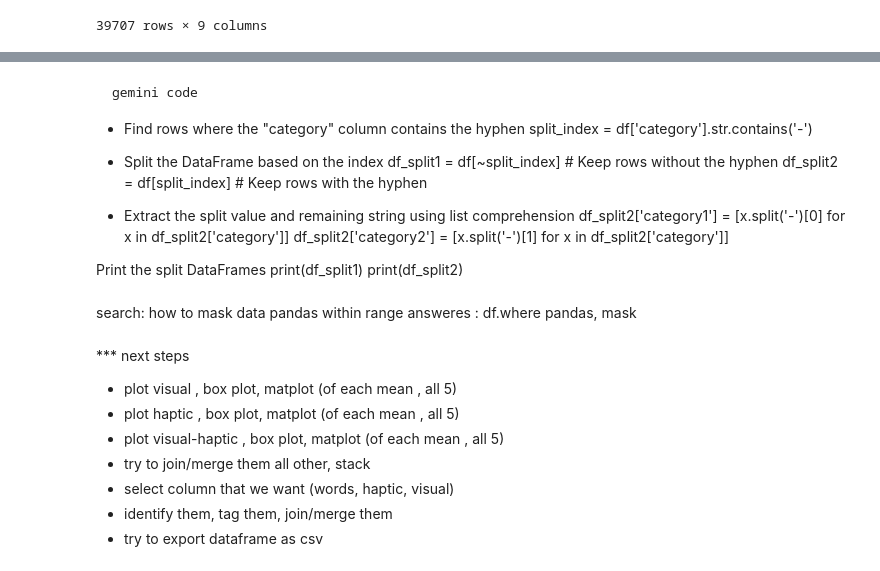
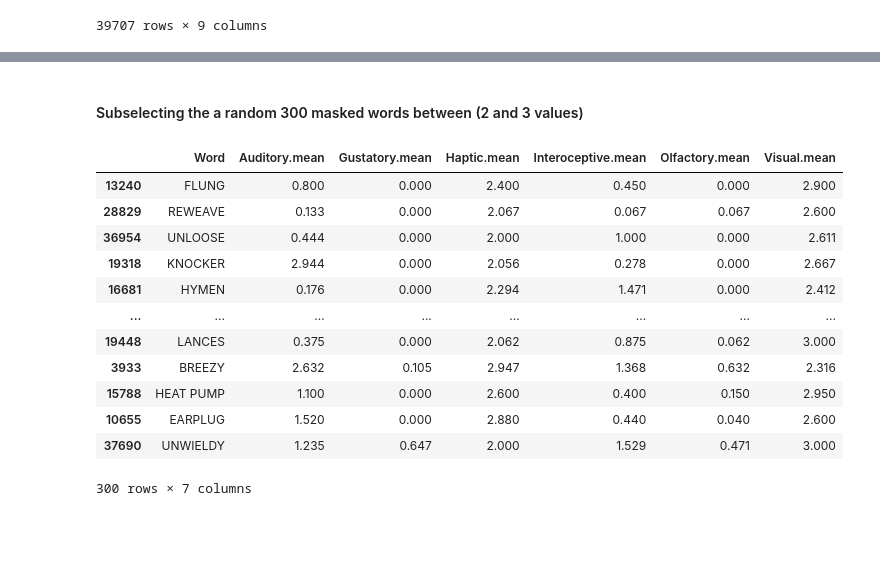
Before and after one commit to soniasola00/SpanLancasterNorm, a Jupyter notebook: Sonia.ipynb, the cells around one changed output, grey strips where cells are left out. Saved outputs shown, nothing was run; the diff lists cells and outputs as text; code cells hidden in the pictures; blank space fills up the shorter version.

```diff
--- a/Sonia.ipynb
+++ b/Sonia.ipynb
@@ -264,16 +166,0 @@ set a trheshold for both haptic and visual and create a new column with this to
-# %% [markdown]
-
-    gemini code
--  Find rows where the "category" column contains the hyphen
- split_index = df['category'].str.contains('-')
-
-- Split the DataFrame based on the index
-df_split1 = df[~split_index]  # Keep rows without the hyphen
-df_split2 = df[split_index]    # Keep rows with the hyphen
-- Extract the split value and remaining string using list comprehension
-df_split2['category1'] = [x.split('-')[0] for x in df_split2['category']]
-df_split2['category2'] = [x.split('-')[1] for x in df_split2['category']]
-
-Print the split DataFrames
-print(df_split1)
-print(df_split2)
@@ -301,14 +167,23 @@ unique_split_2['mixed'] = [x.split(',')[1] for x in unique_split_index['haptic']
-# %% [markdown]
-search: how to mask data pandas within range
-answeres : df.where
-pandas, mask
-# %% [markdown]
-*** next steps
-
-- plot visual , box plot, matplot (of each mean , all 5)
-- plot haptic , box plot, matplot (of each mean , all 5)
-- plot visual-haptic , box plot, matplot (of each mean , all 5)
-- try to join/merge them all other, stack
-- select column that we want (words, haptic, visual)
-- identify them, tag them, join/merge them
-- try to export dataframe as csv
+# %% [markdown]
+#### Subselecting the a random 300 masked words between (2 and 3 values)
+# %%
+visual_haptic_sample = sensory_dimentions_norms.sample(n=300)
+
+dimensions = list(visual_haptic_sample.columns.values)
+dimensions = dimensions[0:7] # 'Word' - 'Visual.mean'
+visual_haptic_sample = visual_haptic_sample[dimensions]
+visual_haptic_sample
+# %% [output]
+|  | Word | Auditory.mean | Gustatory.mean | Haptic.mean | Interoceptive.mean | Olfactory.mean | Visual.mean |
+| 13240 | FLUNG | 0.800 | 0.000 | 2.400 | 0.450 | 0.000 | 2.900 |
+| 28829 | REWEAVE | 0.133 | 0.000 | 2.067 | 0.067 | 0.067 | 2.600 |
+| 36954 | UNLOOSE | 0.444 | 0.000 | 2.000 | 1.000 | 0.000 | 2.611 |
+| 19318 | KNOCKER | 2.944 | 0.000 | 2.056 | 0.278 | 0.000 | 2.667 |
+| 16681 | HYMEN | 0.176 | 0.000 | 2.294 | 1.471 | 0.000 | 2.412 |
+| ... | ... | ... | ... | ... | ... | ... | ... |
+| 19448 | LANCES | 0.375 | 0.000 | 2.062 | 0.875 | 0.062 | 3.000 |
+| 3933 | BREEZY | 2.632 | 0.105 | 2.947 | 1.368 | 0.632 | 2.316 |
+| 15788 | HEAT PUMP | 1.100 | 0.000 | 2.600 | 0.400 | 0.150 | 2.950 |
+| 10655 | EARPLUG | 1.520 | 0.000 | 2.880 | 0.440 | 0.040 | 2.600 |
+| 37690 | UNWIELDY | 1.235 | 0.647 | 2.000 | 1.529 | 0.471 | 3.000 |
+300 rows × 7 columns
```
Also changed, not shown: parts of 56 cells of this notebook.
